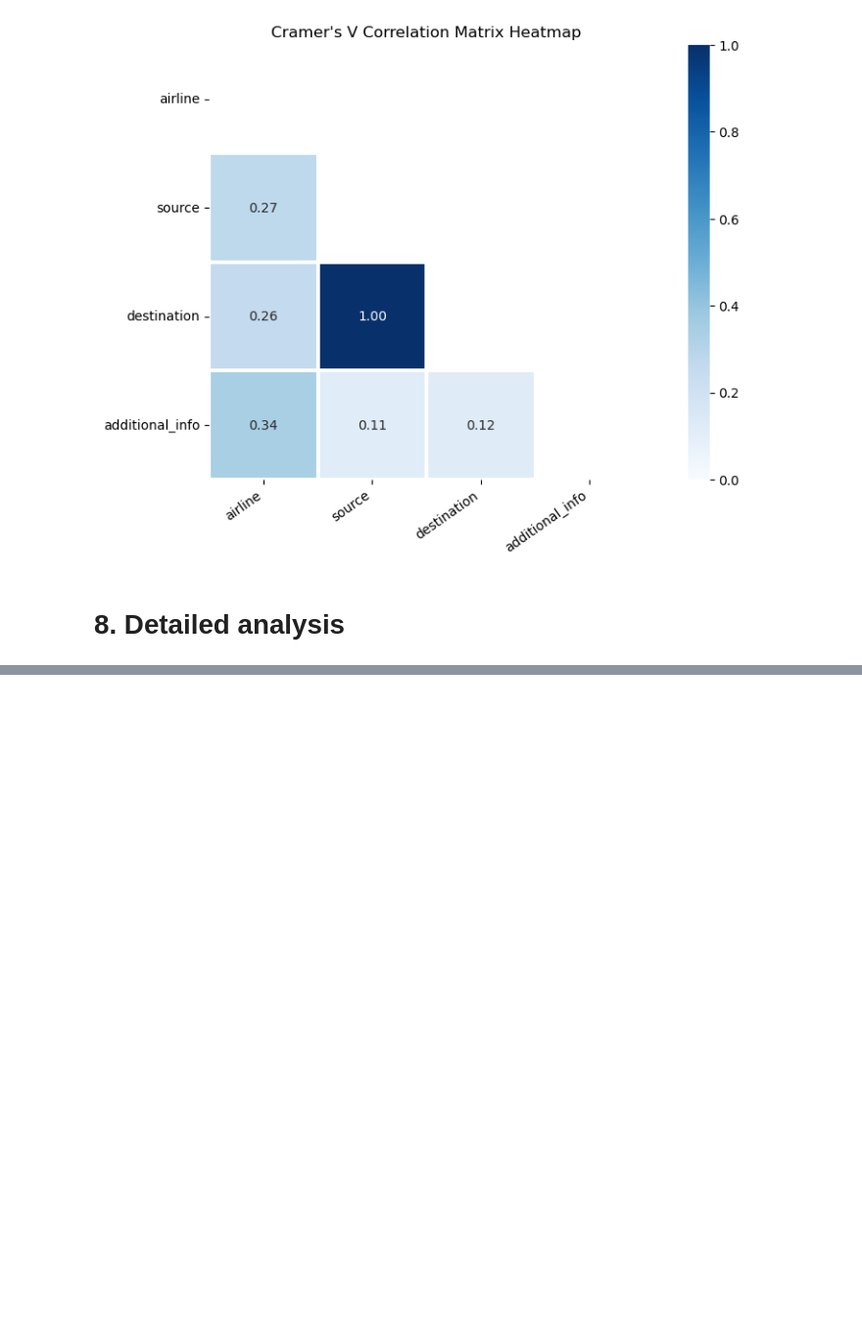
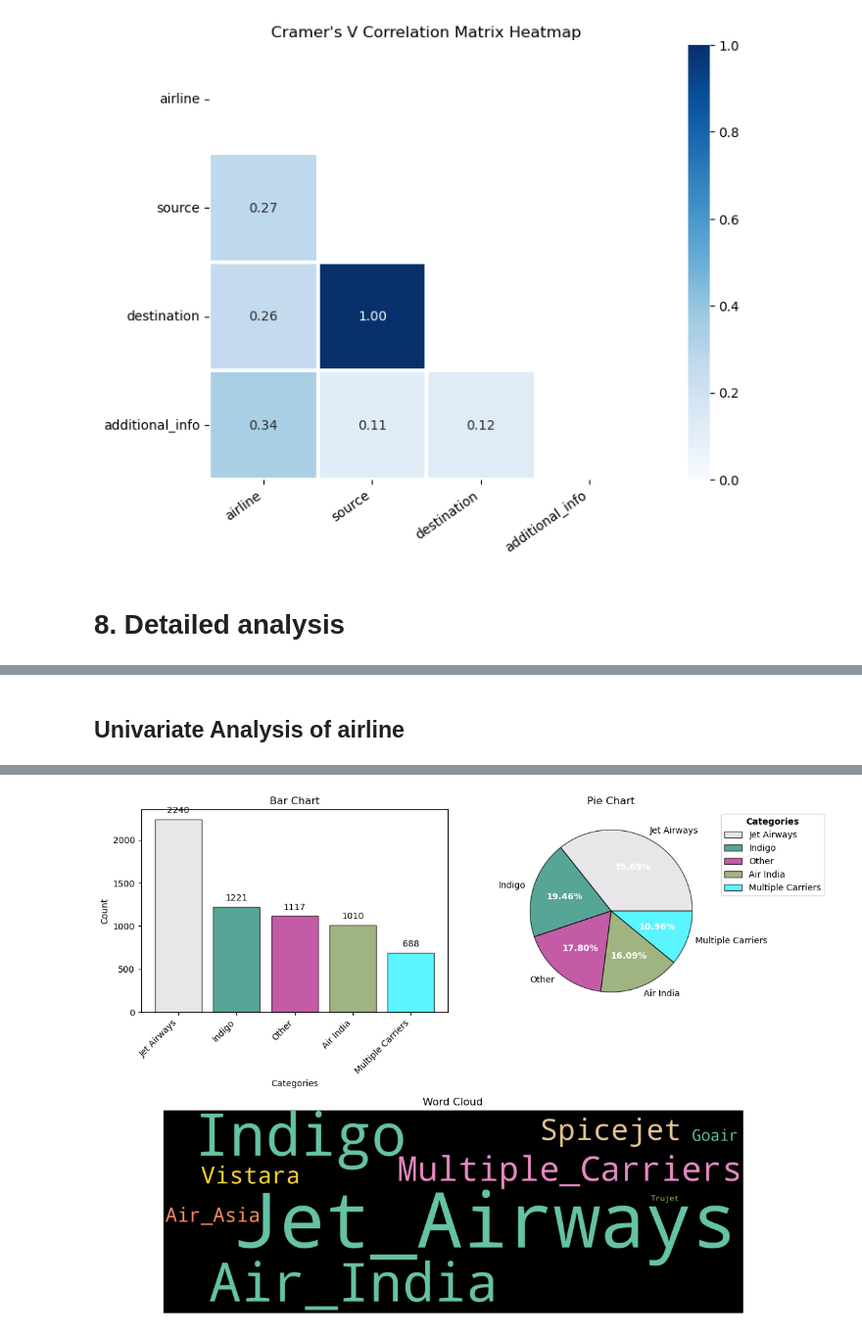
Before and after one commit to aman6303/ml-project2-flight-price-prediction-using-aws-sagemaker, a Jupyter notebook: notebooks/02_eda.ipynb, the cells around one changed output, grey strips where cells are left out. Shown at 98% size. Cells and saved outputs as stored; diff of their text form; code cells hidden in the pictures; blank space fills up the shorter version.

```diff
--- a/notebooks/02_eda.ipynb
+++ b/notebooks/02_eda.ipynb
@@ -177,0 +234,5 @@ eda_helper_functions.cramersV_heatmap(train)
+# %%
+# getting top 4 airlines
+eda_helper_functions.cat_univar_plots(train, "airline", k = 4)
+# %% [output]
+Univariate Analysis of airline
@@ -177,0 +240 @@ eda_helper_functions.cramersV_heatmap(train)
+[figure, added]
```
Also changed, not shown: parts of 36 cells of this notebook.
